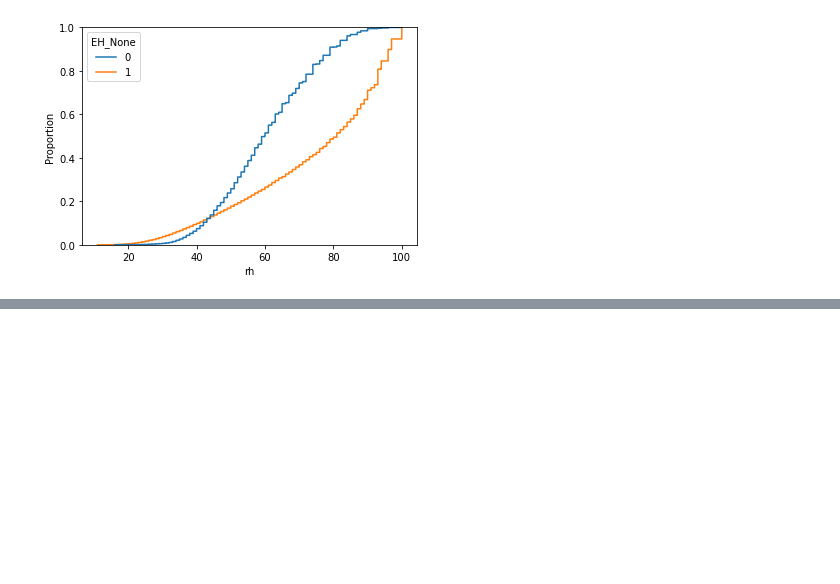
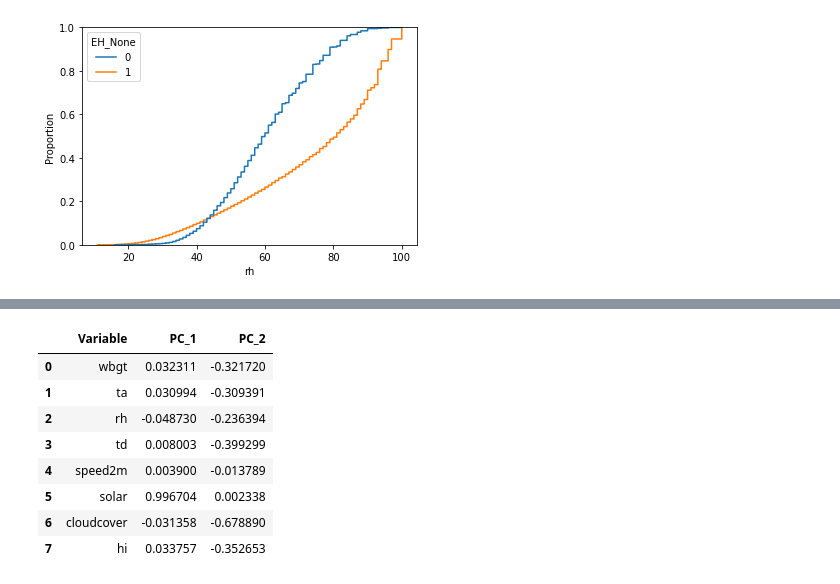
Before and after one commit to jacdu/portfolio_ml_proj, a Jupyter notebook: Station_Data_Testing.ipynb, the cells around one changed output, grey strips where cells are left out. Drawn from its saved outputs; the diff is of its cells as text; code cells hidden in the pictures; blank space fills up the shorter version.

```diff
--- a/Station_Data_Testing.ipynb
+++ b/Station_Data_Testing.ipynb
@@ -183,0 +223,17 @@ plt.show()
+# %%
+pca_out = pd.DataFrame(['wbgt','ta','rh','td','speed2m','solar','cloudcover','hi'],columns = ["Variable"])
+# %%
+pca_out.loc[:,"PC_1"] = pca.components_[0]
+pca_out.loc[:,"PC_2"] = pca.components_[1]
+# %%
+pca_out
+# %% [output]
+|  | Variable | PC_1 | PC_2 |
+| 0 | wbgt | 0.032311 | -0.321720 |
+| 1 | ta | 0.030994 | -0.309391 |
+| 2 | rh | -0.048730 | -0.236394 |
+| 3 | td | 0.008003 | -0.399299 |
+| 4 | speed2m | 0.003900 | -0.013789 |
+| 5 | solar | 0.996704 | 0.002338 |
+| 6 | cloudcover | -0.031358 | -0.678890 |
+| 7 | hi | 0.033757 | -0.352653 |
```
Also changed, not shown: parts of 15 cells of this notebook.
